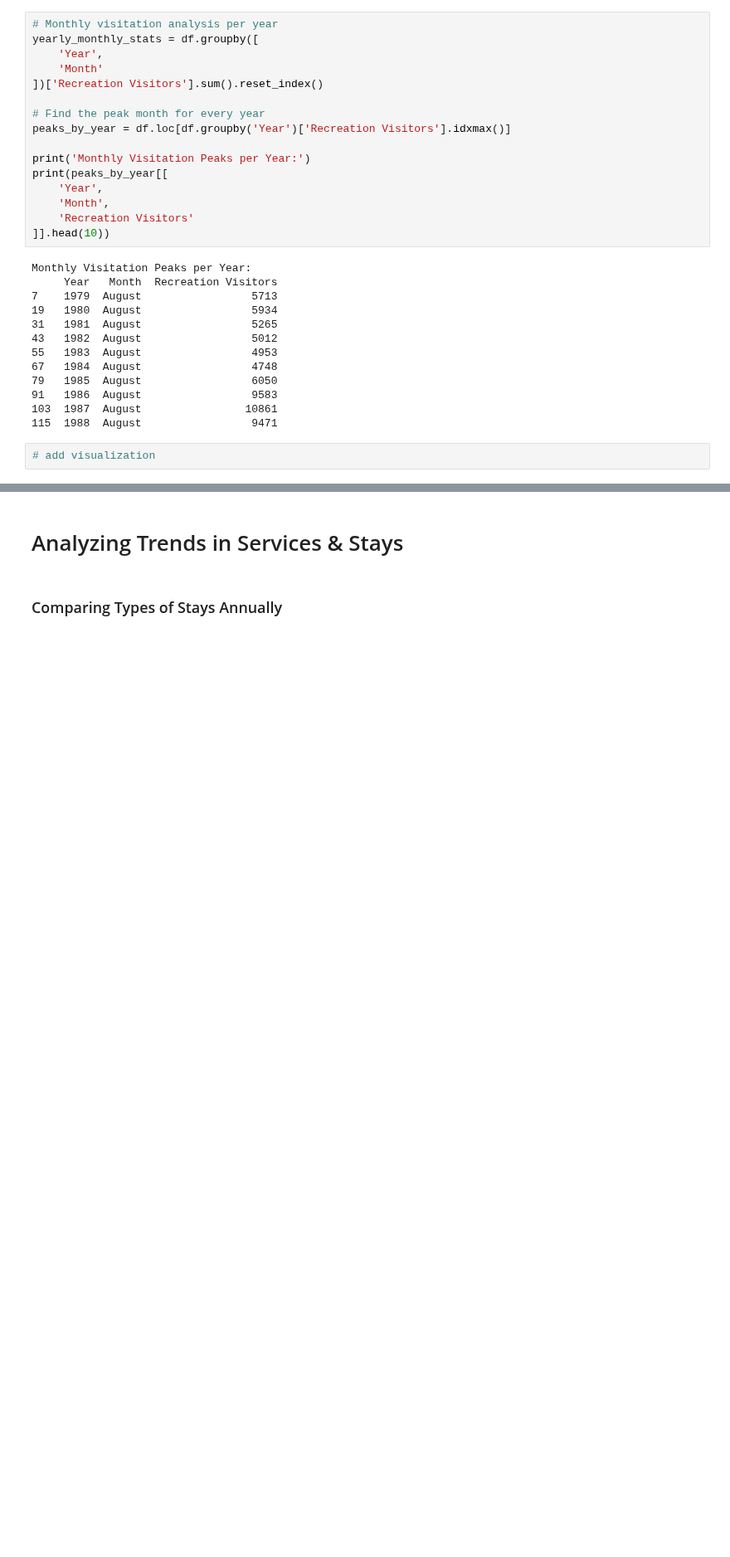
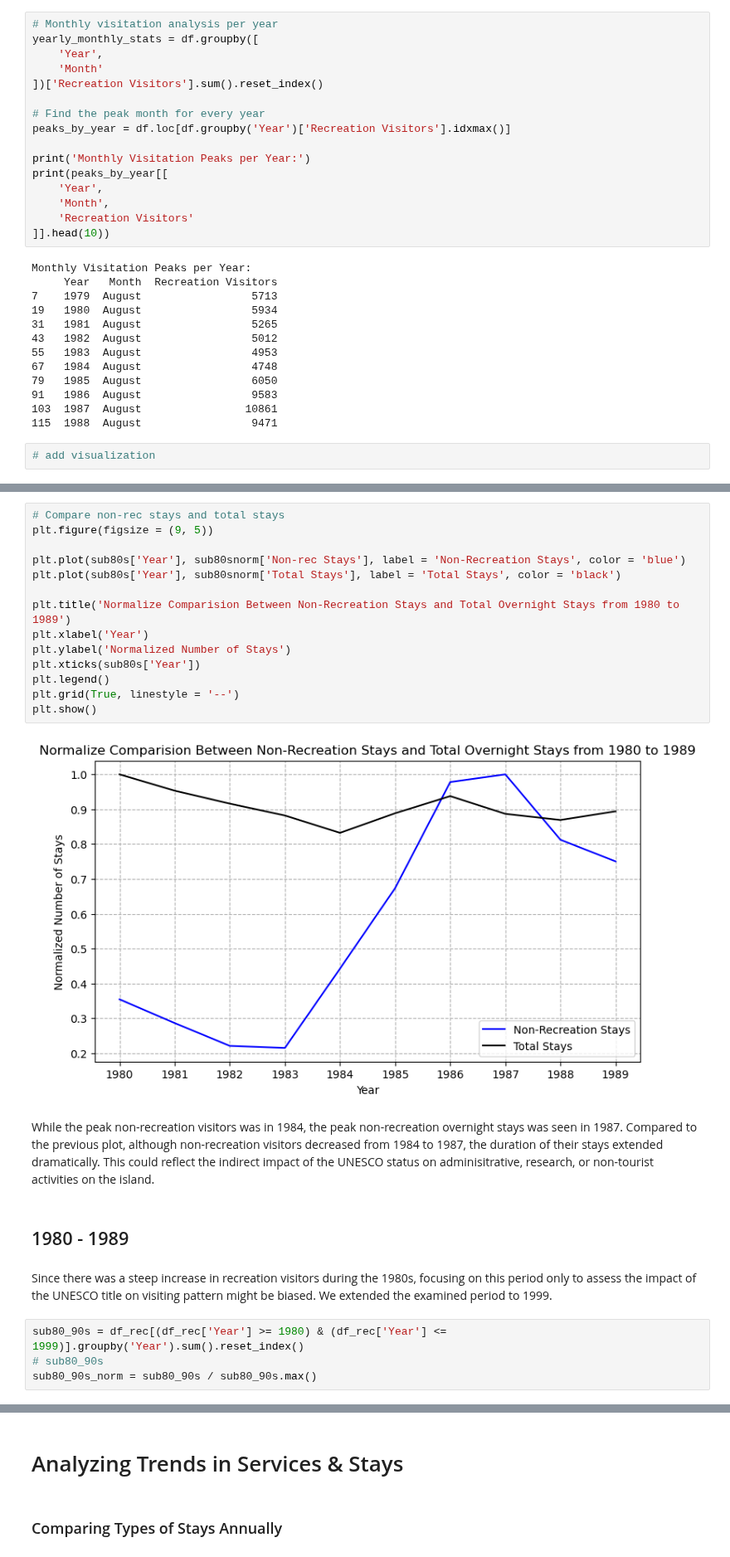
Before and after one commit to Lydia-Tembreull/UN5550Sp26_Final_Project, a Jupyter notebook: UN5550_Final_Project.ipynb, the cells around one changed output, grey strips where cells are left out. Shown at 83% size. Cells and saved outputs as stored; diff of their text form; blank space fills up the shorter version.

```diff
--- a/UN5550_Final_Project.ipynb
+++ b/UN5550_Final_Project.ipynb
@@ -480,0 +546,26 @@ Monthly Visitation Peaks per Year:
+# %%
+# Compare non-rec stays and total stays
+plt.figure(figsize = (9, 5))
+
+plt.plot(sub80s['Year'], sub80snorm['Non-rec Stays'], label = 'Non-Recreation Stays', color = 'blue')
+plt.plot(sub80s['Year'], sub80snorm['Total Stays'], label = 'Total Stays', color = 'black')
+
+plt.title('Normalize Comparision Between Non-Recreation Stays and Total Overnight Stays from 1980 to 1989')
+plt.xlabel('Year')
+plt.ylabel('Normalized Number of Stays')
+plt.xticks(sub80s['Year'])
+plt.legend()
+plt.grid(True, linestyle = '--')
+plt.show()
+# %% [output]
+[figure, added]
+# %% [markdown]
+While the peak non-recreation visitors was in 1984, the peak non-recreation overnight stays was seen in 1987. Compared to the previous plot, although non-recreation visitors decreased from 1984 to 1987, the duration of their stays extended dramatically. This could reflect the indirect impact of the UNESCO status on adminisitrative, research, or non-tourist activities on the island.
+# %% [markdown]
+## 1980 - 1989
+# %% [markdown]
+Since there was a steep increase in recreation visitors during the 1980s, focusing on this period only to assess the impact of the UNESCO title on visiting pattern might be biased. We extended the examined period to 1999.
+# %%
+sub80_90s = df_rec[(df_rec['Year'] >= 1980) & (df_rec['Year'] <= 1999)].groupby('Year').sum().reset_index()
+# sub80_90s
+sub80_90s_norm = sub80_90s / sub80_90s.max()
```
Also changed, not shown: parts of 12 cells of this notebook.
